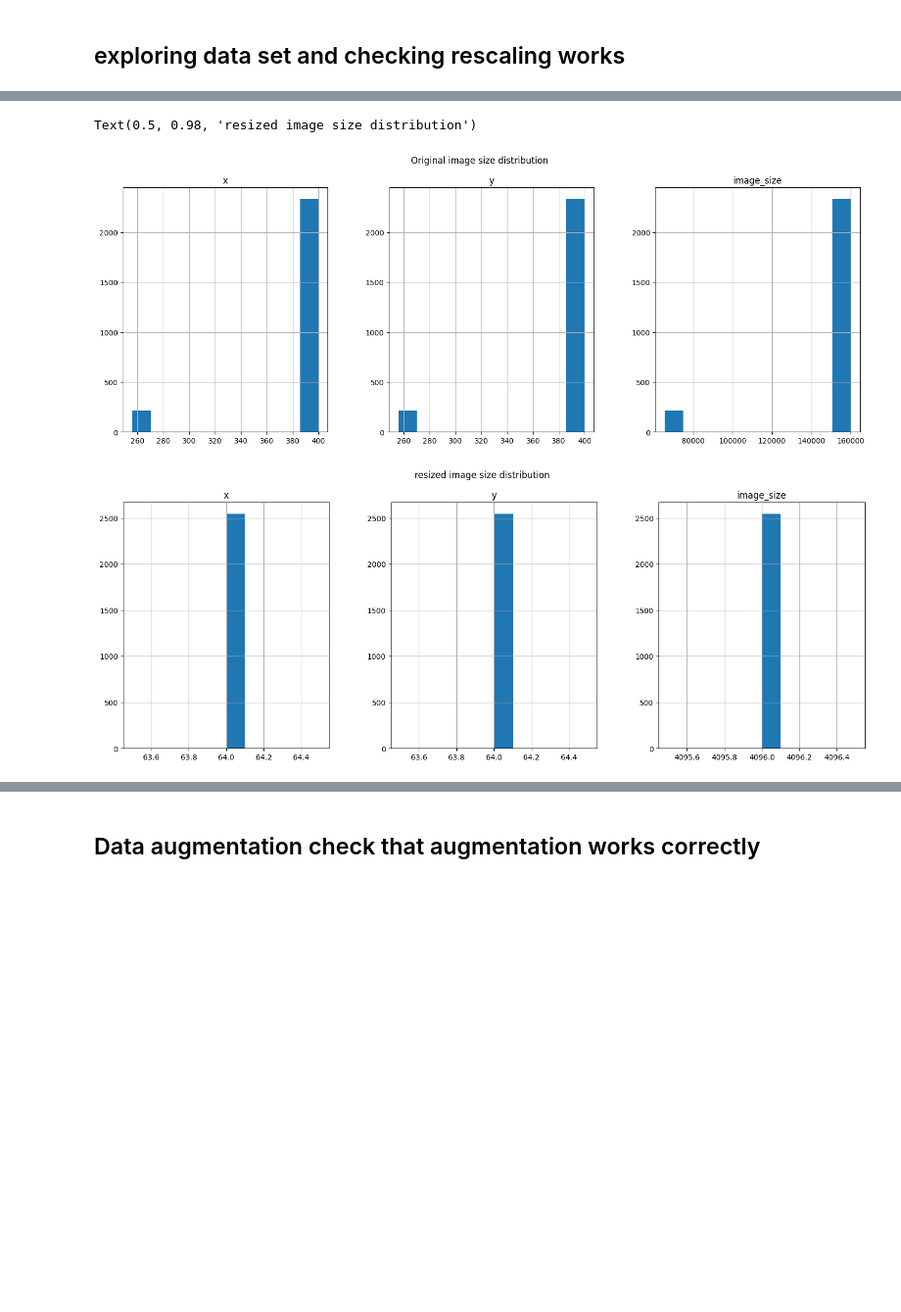
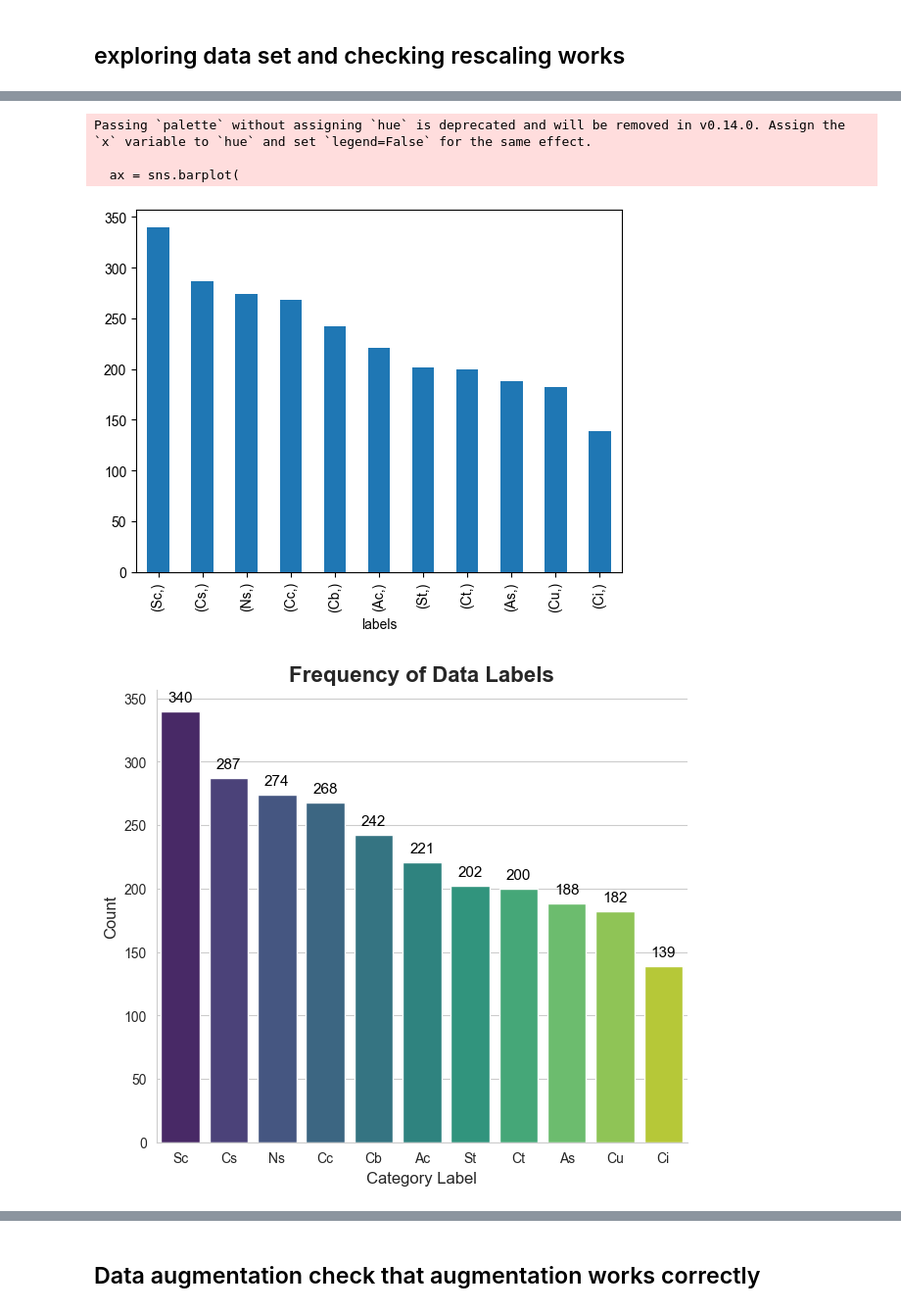
Before and after one commit to huineith/Cloud_classification, a Jupyter notebook: EDA_cloud_classifier.ipynb, the cells around one changed output, grey strips where cells are left out. Shown at 98% size. Saved outputs shown, nothing was run; the diff lists cells and outputs as text; code cells hidden in the pictures; blank space fills up the shorter version.

Commit message:
data diagram

```diff
--- a/EDA_cloud_classifier.ipynb
+++ b/EDA_cloud_classifier.ipynb
@@ -173,16 +173,52 @@ y=np.array(y)
 # %% [markdown]
 ## exploring data set and checking rescaling works
 # %%
-y_df=pd.DataFrame(y,columns=['labels'])
+df_y=pd.DataFrame(y,columns=['labels'])
+
+
 
 
 print('-'*5,'data distributions','-'*5)
-print(y_df.value_counts())
+print(df_y.value_counts())
+
+df_y.value_counts().plot(kind='bar')
 
 print('-'*9,'total images','-'*9)
-print(y_df.count())
+print(df_y.count())
 
-
+label_counts = df_y['labels'].value_counts().reset_index()
+label_counts.columns = ['Label', 'Frequency'] # Rename columns for clarity
+# 3. Set a clean style (using Seaborn's 'whitegrid' style)
+sns.set_style("whitegrid")
+# 4. Create the bar plot using Seaborn's barplot function
+plt.figure(figsize=(7, 6))
+# Use a pleasant color palette (e.g., 'viridis')
+ax = sns.barplot(
+    x='Label',
+    y='Frequency',
+    data=label_counts,
+    palette='viridis'
+)
+# --- Aesthetic Enhancements ---
+# Add subtle data labels to the top of each bar for precision
+for p in ax.patches:
+    ax.annotate(
+        f'{int(p.get_height())}',
+        (p.get_x() + p.get_width() / 2., p.get_height()),
+        ha='center',
+        va='bottom',
+        fontsize=11,
+        color='black',
+        xytext=(0, 5),
+        textcoords='offset points'
+    )
+# Add a professional title and axis labels
+ax.set_title('Frequency of Data Labels', fontsize=16, fontweight='bold')
+ax.set_xlabel('Category Label', fontsize=12)
+ax.set_ylabel('Count', fontsize=12)
+# Remove the top and right borders (spines) for a cleaner look
+sns.despine(top=True, right=True)
+plt.show()
 
 sizes=[M.shape for M in images]
 origninal_image_sizes= pd.DataFrame(sizes)
@@ -190,44 +226,46 @@ origninal_image_sizes=origninal_image_sizes.rename(columns={0: "x", 1: "y", 2: "
 
 fig, axes= plt.subplots(1,3 ,figsize=(18,6) )
 origninal_image_sizes.hist(column="x", ax=axes[0])
 origninal_image_sizes.hist(column="y", ax=axes[1])
 origninal_image_sizes['image_size']= origninal_image_sizes['x']*origninal_image_sizes['y']
 origninal_image_sizes.hist(column='image_size', ax=axes[2])
 fig.suptitle('Original image size distribution')
 
 nn=64
 resizer = ImagePreprocessing(height=nn, width=nn)
 
-resized_images= resizer.resize(images)
-new_sizes=[M.shape for M in resized_images]
-resized_im= pd.DataFrame(new_sizes)
-resized_im.head()
-resized_im=resized_im.rename(columns={0: "x", 1: "y", 2: "z"})
+# resized_images= resizer.resize(images)
+# new_sizes=[M.shape for M in resized_images]
+# resized_im= pd.DataFrame(new_sizes)
+# resized_im.head()
+# resized_im=resized_im.rename(columns={0: "x", 1: "y", 2: "z"})
 
-fig2, axes2= plt.subplots(1,3 ,figsize=(18,6) )
-resized_im.hist(column="x", ax=axes2[0])
-resized_im.hist(column="y", ax=axes2[1])
-resized_im['image_size']= resized_im['x']*resized_im['y']
-resized_im.hist(column='image_size', ax=axes2[2])
-fig2.suptitle('resized image size distribution')
+# fig2, axes2= plt.subplots(1,3 ,figsize=(18,6) )
+# resized_im.hist(column="x", ax=axes2[0])
+# resized_im.hist(column="y", ax=axes2[1])
+# resized_im['image_size']= resized_im['x']*resized_im['y']
+# resized_im.hist(column='image_size', ax=axes2[2])
+# fig2.suptitle('resized image size distribution')
 # %% [output]
 ----- data distributions -----
 labels
 Sc        340
 Cs        287
 Ns        274
 Cc        268
 Cb        242
 Ac        221
 St        202
 Ct        200
 As        188
 Cu        182
 Ci        139
 Name: count, dtype: int64
 --------- total images ---------
 labels    2543
 dtype: int64
-Text(0.5, 0.98, 'resized image size distribution')
+Passing `palette` without assigning `hue` is deprecated and will be removed in v0.14.0. Assign the `x` variable to `hue` and set `legend=False` for the same effect.
+
+  ax = sns.barplot(
-[figure, old version]
+[figure, new version]
-[figure, old version]
+[figure, new version]
```
Also changed, not shown: parts of 4 cells of this notebook.
